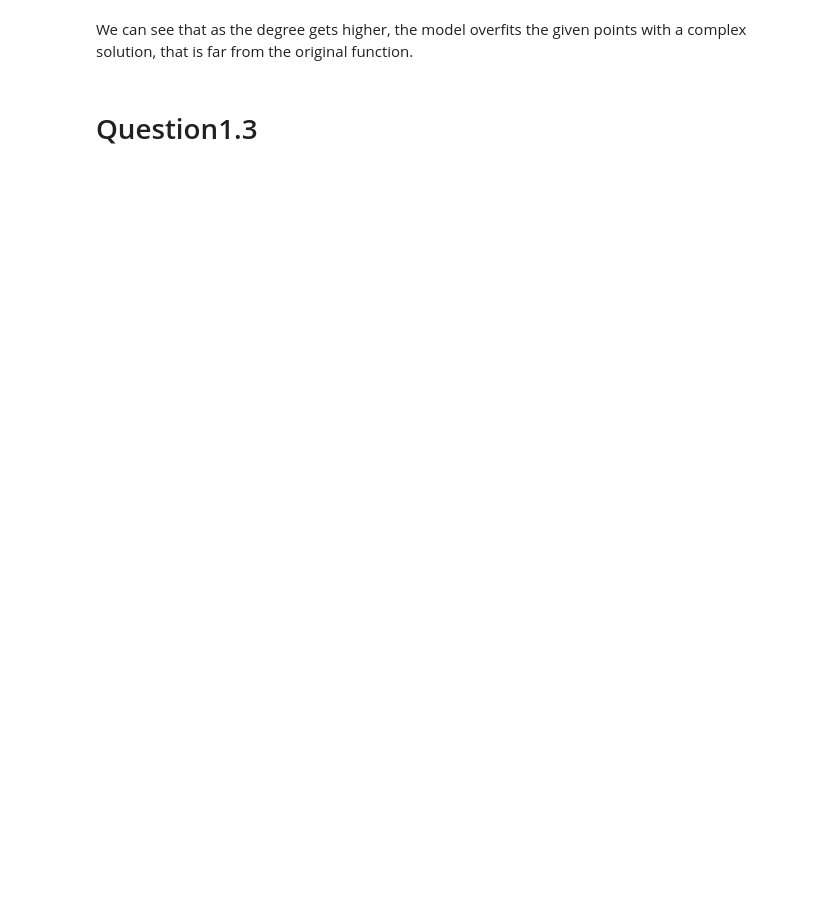
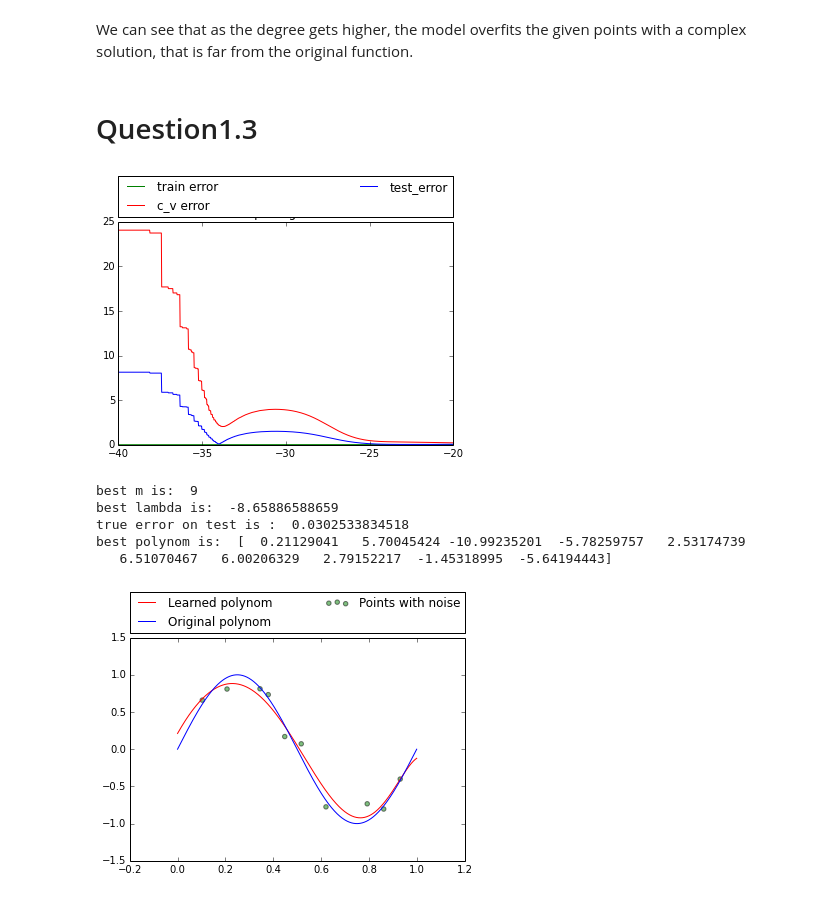
Before and after one commit to jedimonster/nlp, a Jupyter notebook: NLP_assignment_2/question1.ipynb, the cells around one changed output. Drawn from its saved outputs; the diff is of its cells as text; code cells hidden in the pictures; blank space fills up the shorter version.

```diff
--- a/NLP_assignment_2/question1.ipynb
+++ b/NLP_assignment_2/question1.ipynb
@@ -174,7 +172,7 @@ def optimizePLS2(xt, tt, xv, tv, M):
     best_error = None
     errors = []
     train_erros = []
-    log_lambda_range = np.linspace(5, -40, num=100)
+    log_lambda_range = np.linspace(-40, 5, num=10000)
     for lam in log_lambda_range:
         w_vector = optimizePLS(xt, tt, M, math.e ** lam)
         terr = calculate_error(xt, tt, w_vector)
@@ -190,9 +188,68 @@ def optimizePLS2(xt, tt, xv, tv, M):
                 best_w_vector = w_vector
                 best_lambda = lam
                 best_error = err
-    print "best:"
-    print best_error
-    print best_lambda
-    print best_w_vector
-    plot_data(log_lambda_range, errors)
-    return best_w_vector, errors
+
+    return best_w_vector,  best_lambda
+# %%
+# Need to check correctness of this results with book...
+# we still need to optimize lambda and M
+# Serious Sanity check required
+train, c_v, test = generateDataset3(10, vectorised_method, 0.1)
+# x_range = np.linspace(0.0,1.0,10000)
+lambda_range = np.linspace(-40.0,-20.0,1000)
+train_error = []
+test_errors = []
+c_v_errors = []
+for item in lambda_range:
+    true_lambda = math.e ** item
+    w_vector2 = optimizePLS(train[0], train[1], 9, true_lambda)
+    train_error.append(calculate_error(train[0], train[1], w_vector2))
+    c_v_errors.append(calculate_error(c_v[0], c_v[1], w_vector2))
+    test_errors.append(calculate_error(test[0], test[1], w_vector2))
+
+import matplotlib.pyplot as plt
+
+plt.title("Error per log(lambda)")
+a = plt.plot(lambda_range, train_error, c='green', label='train error')
+b = plt.plot(lambda_range, c_v_errors, c='red', label='c_v error')
+c = plt.plot(lambda_range, test_errors, c='blue', label='test_error')
+plt.legend(bbox_to_anchor=(0., 1.02, 1., .102), loc=3, ncol=2, mode="expand", borderaxespad=0.)
+plt.show()
+
+# First optimize lambda and M using train and c_v sets, then use test to measure.
+
+m_range = range(10)
+best_error = None
+true_best_vector = None
+best_m = None
+true_lambda = None
+for m in m_range:
+    best_vector,best_lambda = optimizePLS2(train[0], train[1], c_v[0], c_v[1], m)
+    if best_error is None:
+        best_error = calculate_error(c_v[0], c_v[1], best_vector)
+        true_best_vector = best_vector
+        best_m = m
+        true_lambda = best_lambda
+    else:
+        error = calculate_error(c_v[0], c_v[1], best_vector)
+        if error < best_error:
+            true_best_vector = best_vector
+            best_m = m
+            true_lambda = best_lambda
+# we finaly got best vector
+print "best m is: ",best_m
+print "best lambda is: ",true_lambda
+print "true error on test is : ", calculate_error(test[0], test[1], true_best_vector)
+print "best polynom is: ", true_best_vector
+x_range = np.linspace(0.0,1.0,1000)
+learned_polynomial = get_learned_polynomial(true_best_vector, x_range)
+
+plot_function(x_range, learned_polynomial, vectorised_method, train[0], train[1])
+# %% [output]
+[figure, added]
+best m is:  9
+best lambda is:  -8.65886588659
+true error on test is :  0.0302533834518
+best polynom is:  [  0.21129041   5.70045424 -10.99235201  -5.78259757   2.53174739
+   6.51070467   6.00206329   2.79152217  -1.45318995  -5.64194443]
+[figure, added]
```
Also changed, not shown: parts of 3 cells of this notebook.
